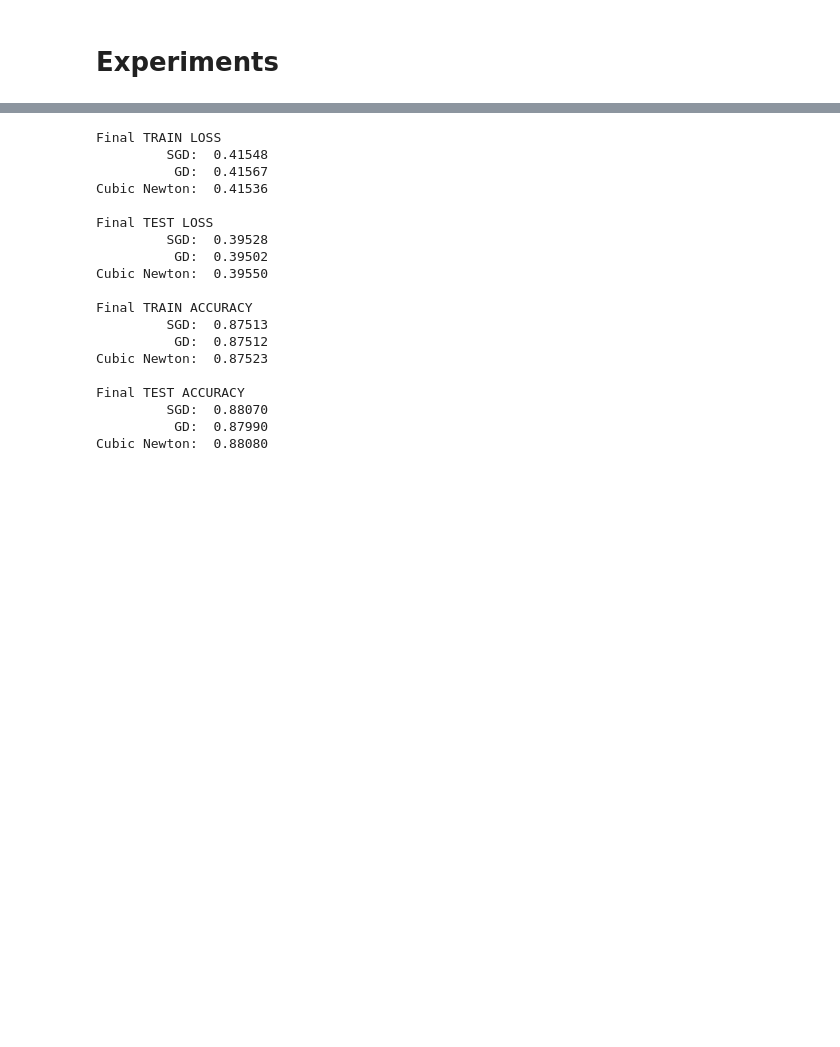
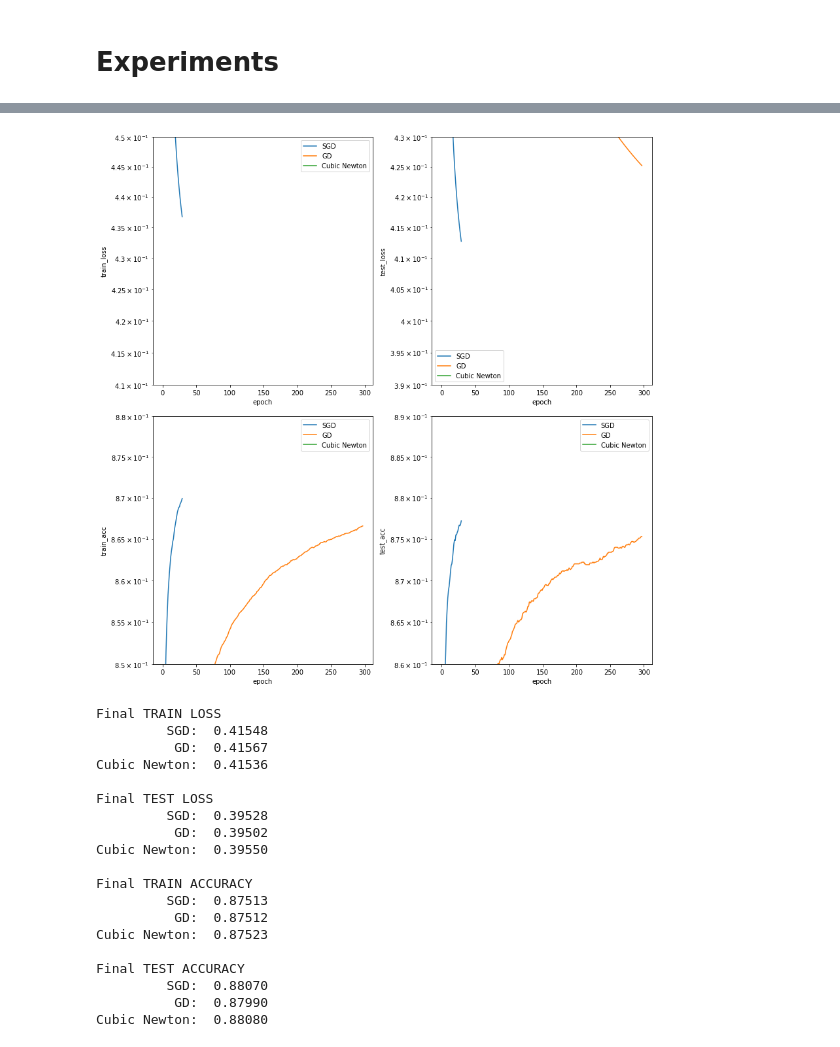
Before and after one commit to DenisPushkin/Cubic_Newton, a Jupyter notebook: mnist_experiments.ipynb, the cells around one changed output, grey strips where cells are left out. Saved outputs shown, nothing was run; the diff lists cells and outputs as text; code cells hidden in the pictures; blank space fills up the shorter version.

```diff
--- a/mnist_experiments.ipynb
+++ b/mnist_experiments.ipynb
@@ -389,3 +316,15 @@ plt.show()
+# %%
+fig, axes = plt.subplots(2,2, figsize=(12,12))
+
+draw(axes[0,0], results, "epoch", "train_loss", ylim=[0.41, 0.45])
+draw(axes[0,1], results, "epoch", "test_loss", ylim=[0.39, 0.43])
+draw(axes[1,0], results, "epoch", "train_acc", ylim=[0.85, 0.88])
+draw(axes[1,1], results, "epoch", "test_acc", ylim=[0.86, 0.89])
+
+fig.tight_layout()
+plt.show()
+# %% [output]
+[figure, added]
 # %%
 print('Final TRAIN LOSS')
 for method in ["SGD", "GD", "Cubic Newton"]:
```
Also changed, not shown: parts of 17 cells of this notebook.
